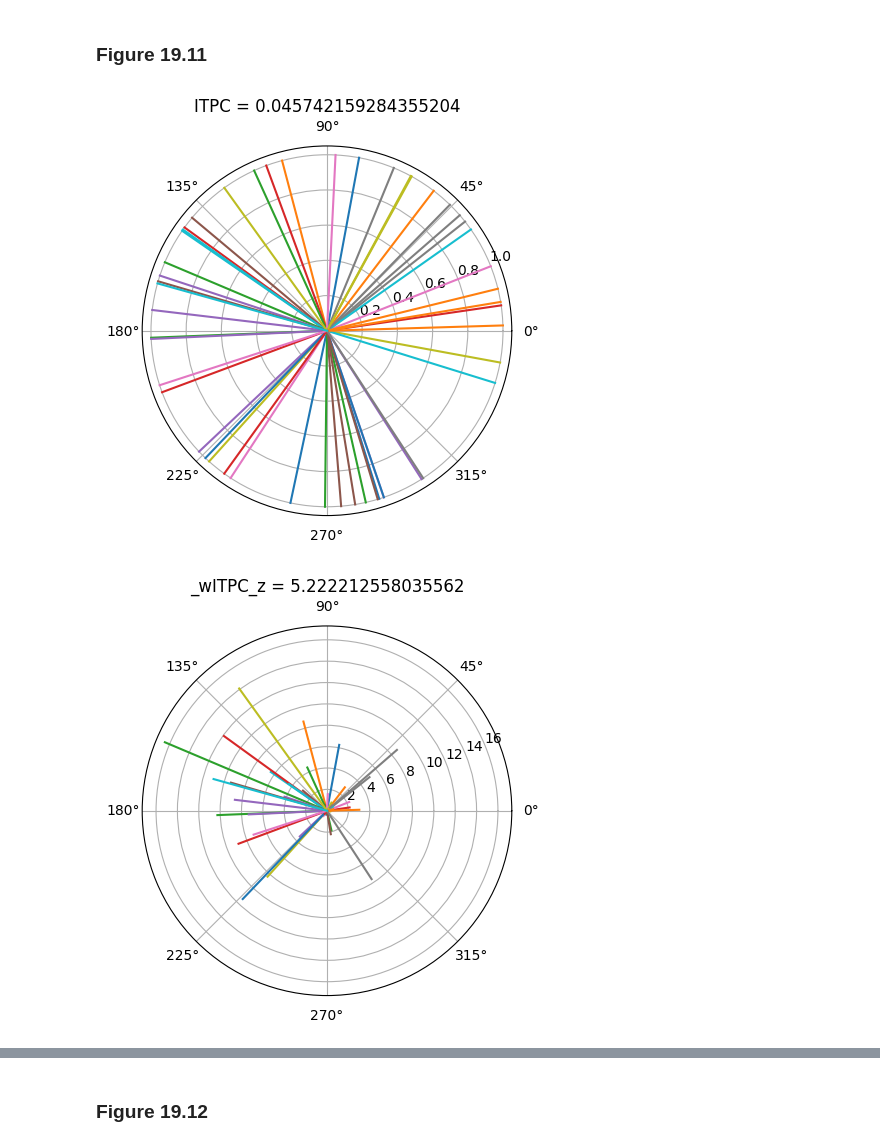
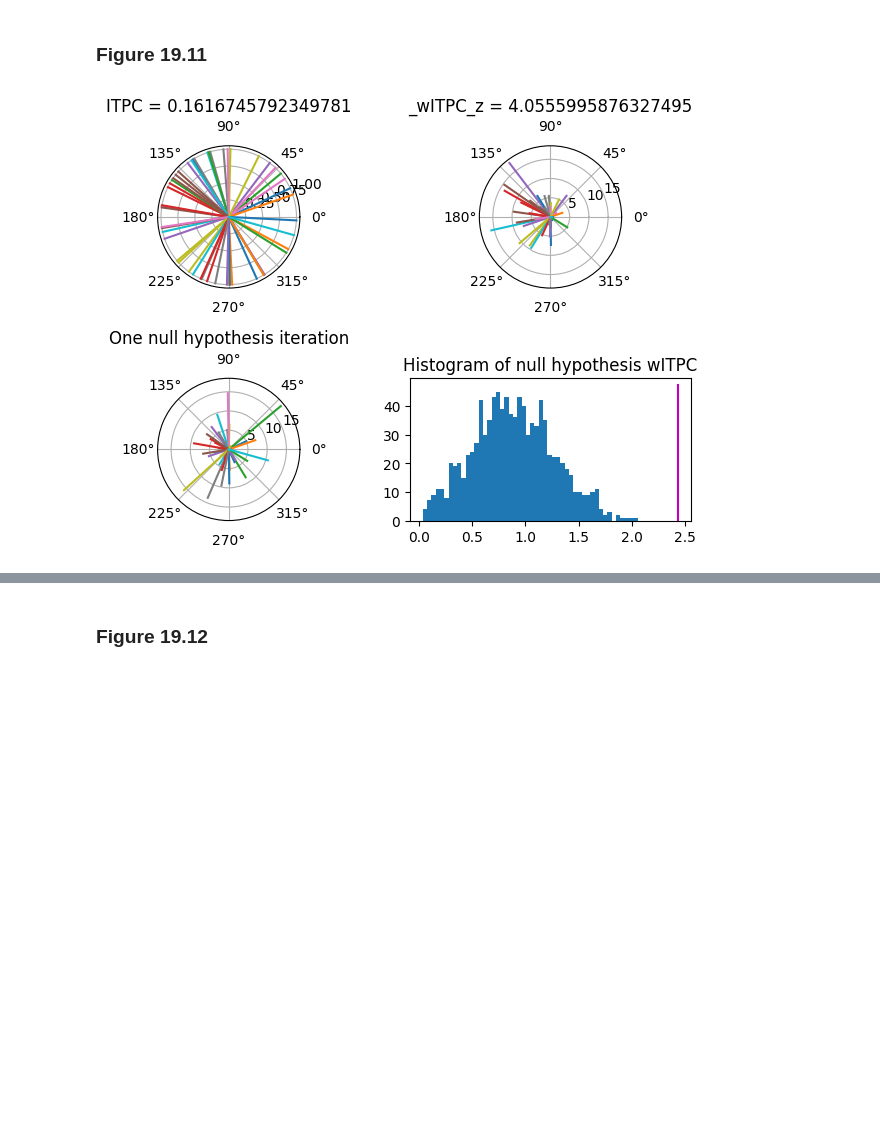
Before and after one commit to agencyenterprise/AnalyzingNeuralTimeSeries-Python, a Jupyter notebook: nbs/chapter19.ipynb, the cells around one changed output, grey strips where cells are left out. Drawn from its saved outputs; the diff is of its cells as text; code cells hidden in the pictures; blank space fills up the shorter version.

```diff
--- a/nbs/chapter19.ipynb
+++ b/nbs/chapter19.ipynb
@@ -32,13 +32,13 @@ def plot_polar_vectors(angles, lengths=None, average_angle=None, average_length=
 a = [0.2, 2*np.pi-.2]
 
 # Plot unit vectors defined by those angles
-plt.figure()
-plot_polar_vectors(a)
+fig, ax = plt.subplots(subplot_kw={'polar': True})
+plot_polar_vectors(ax, a)
 # Plot a unit vector with the average angle
-plot_polar_vectors([np.mean(a)], [1])
+plot_polar_vectors(ax, [np.mean(a)], [1])
 # Plot the average vector
 mean_vector = np.mean(np.exp(1j*np.array(a)))
-plot_polar_vectors([np.angle(mean_vector)], [np.abs(mean_vector)])
+plot_polar_vectors(ax, [np.angle(mean_vector)], [np.abs(mean_vector)])
 plt.show()
 # %% [output]
 [figure]
@@ -94,13 +93,16 @@ for subploti, timepoint in enumerate(times2plot):
 # %%
 vectors = [[0, np.pi/3], [0, np.pi/2], [0, 2*np.pi/3], [0, np.pi*.9]]
 
+plt.figure(figsize=(12, 3))
 for i, vec in enumerate(vectors):
-    plt.figure()
+    ax = plt.subplot(1, 4, i+1, polar=True)
     # Plot individual unit vectors
-    plot_polar_vectors(vec)
+    plot_polar_vectors(ax, vec)
     # Plot mean vector
     meanvect = np.mean(np.exp(1j*np.array(vec)))
-    plot_polar_vectors([np.angle(meanvect)], [np.abs(meanvect)])
-    plt.title(f'Mean vector length: {np.abs(meanvect):.5f}')
+    plot_polar_vectors(ax, [np.angle(meanvect)], [np.abs(meanvect)])
+    ax.set_title(f'Mean vector length: {np.abs(meanvect):.5f}')
+
+plt.tight_layout()
 plt.show()
 # %% [output]
@@ -486,39 +485,41 @@ plt.show()
 # %%
 randvects = rand(50) * 2 * np.pi - np.pi
 vectormod = (randvects + randn(len(randvects)))**2
 vectormod2 = vectormod - np.min(vectormod) + 1  # make sure no negative values
 
 
 # ITPC
 plt.figure()
-plot_polar_vectors(randvects, np.ones_like(randvects))
-plt.title(f'ITPC = {np.abs(np.mean(np.exp(1j*randvects)))}')
+ax = plt.subplot(2, 2, 1, polar=True)
+plot_polar_vectors(ax, randvects, np.ones_like(randvects))
+ax.set_title(f'ITPC = {np.abs(np.mean(np.exp(1j*randvects)))}')
 
 # wITPC
-plt.figure()
-plot_polar_vectors(randvects, vectormod)
+ax = plt.subplot(2, 2, 2, polar=True)
+plot_polar_vectors(ax, randvects, vectormod)
 
 witpc = np.abs(np.mean(vectormod * np.exp(1j*randvects)))
 perm_witpc = np.zeros(1000)
 
 for i in range(1000):
     perm_witpc[i] = np.abs(np.mean(vectormod[np.random.permutation(len(vectormod))] * np.exp(1j*randvects)))
 
 witpc_z = (witpc - np.mean(perm_witpc)) / np.std(perm_witpc)
-plt.title(f'_wITPC_z = {witpc_z}')
+ax.set_title(f'_wITPC_z = {witpc_z}')
 
 # Example of one permutation
-plt.figure()
-plot_polar_vectors(randvects, vectormod[np.random.permutation(len(vectormod))])
-plt.title('One null hypothesis iteration')
+ax = plt.subplot(2, 2, 3, polar=True)
+plot_polar_vectors(ax, randvects, vectormod[np.random.permutation(len(vectormod))])
+ax.set_title('One null hypothesis iteration')
 
 # Histogram of null-hypothesis WITPC
-plt.figure()
+ax = plt.subplot(2, 2, 4)
 y, x = np.histogram(perm_witpc, bins=50)
-plt.bar(x[:-1], y, width=np.diff(x), edgecolor='none')
-plt.plot([witpc, witpc], plt.gca().get_ylim(), 'm')
-plt.title('Histogram of null hypothesis wITPC')
+ax.bar(x[:-1], y, width=np.diff(x), edgecolor='none')
+ax.plot([witpc, witpc], plt.gca().get_ylim(), 'm')
+ax.set_title('Histogram of null hypothesis wITPC')
+
+plt.tight_layout()
 plt.show()
 # %% [output]
-[figure, old version]
+[figure, new version]
-[figure, removed]
```
Also changed, not shown: parts of 10 cells of this notebook.
